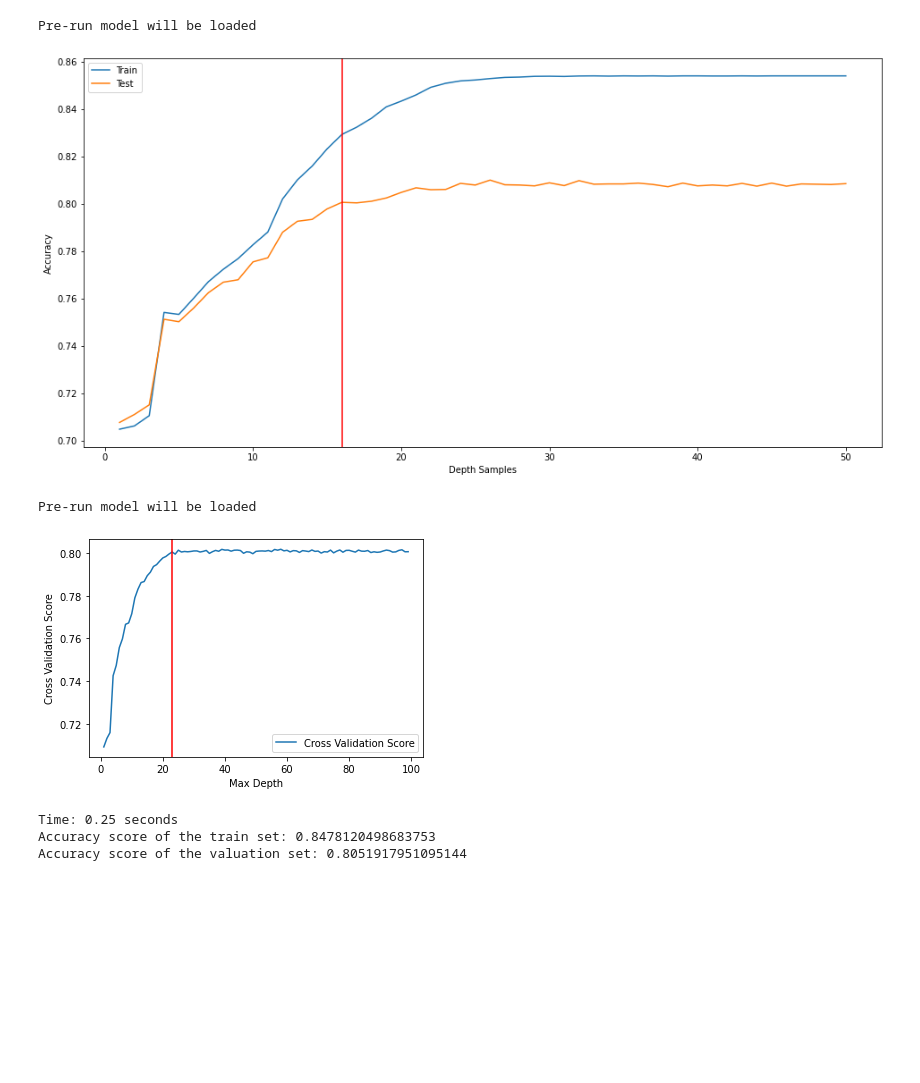
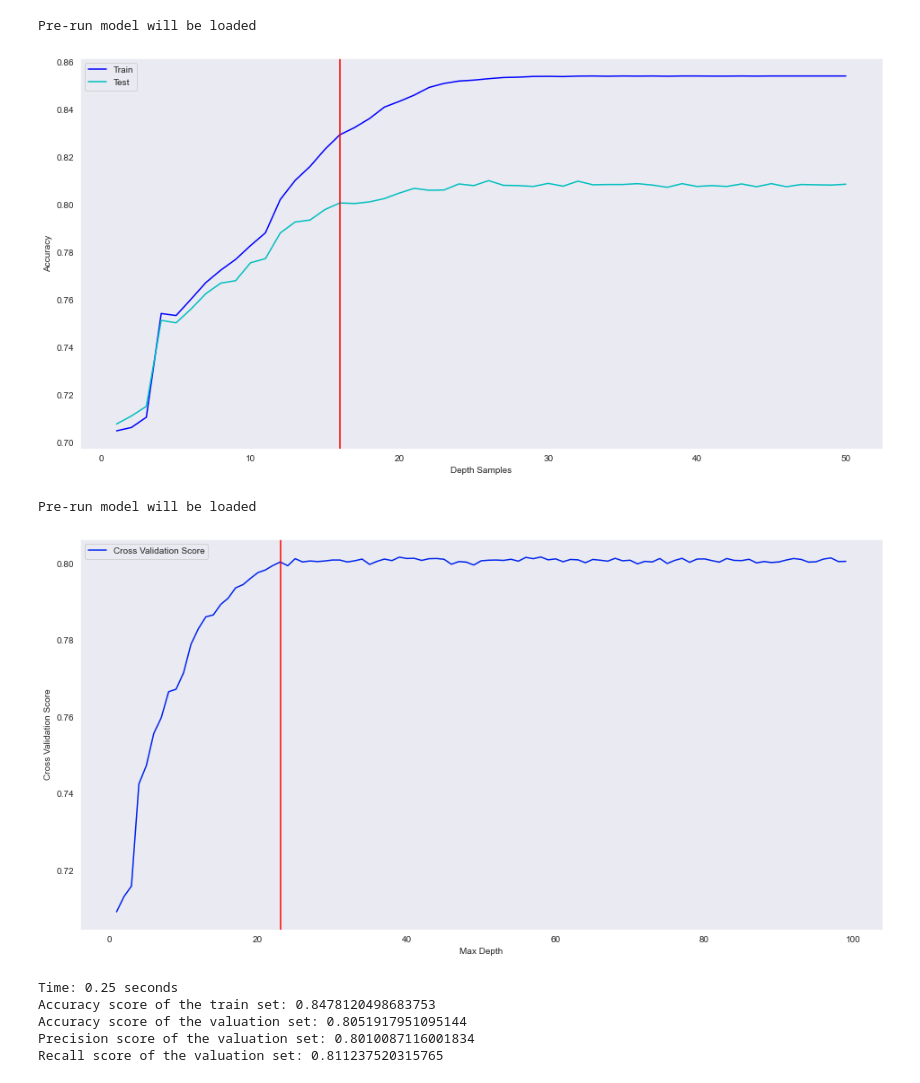
Before and after one commit to JordanFortney/recruitmentTargetsML, a Jupyter notebook: hrAnalytics.ipynb, the cells around one changed output. Drawn from its saved outputs; the diff is of its cells as text; code cells hidden in the pictures; blank space fills up the shorter version.

```diff
--- a/hrAnalytics.ipynb
+++ b/hrAnalytics.ipynb
@@ -70,6 +43,10 @@ from sklearn.ensemble import VotingClassifier
 
 import warnings
 warnings.filterwarnings('ignore')
+# %%
+# Set style colours for figures
+sns.set_style(style = 'dark')
+sns.set_palette(palette = 'winter')
 # %%
 hrTrain = pd.read_csv('aug_train.csv')
 hrTrain
@@ -1228,9 +1243,9 @@ plt.show()
 cv_scores = []
 nEst = []
 
-if (os.path.exists('cv_scores.joblib') & os.path.exists('nEst.joblib')):
-    cv_scores = joblib.load('cv_scores.joblib')
-    nEst = joblib.load('nEst.joblib')
+if (os.path.exists('preRunModels/cv_scores.joblib') & os.path.exists('preRunModels/nEst.joblib')):
+    cv_scores = joblib.load('preRunModels/cv_scores.joblib')
+    nEst = joblib.load('preRunModels/nEst.joblib')
     print("Pre-run model will be loaded")
 else:
     for n in range(1,100):
@@ -1239,8 +1254,8 @@ else:
         cv_scores.append(cv_score)
         nEst.append(n)
 
-    joblib.dump(cv_scores, 'cv_scores.joblib')
-    joblib.dump(nEst, 'nEst.joblib')
+    joblib.dump(cv_scores, 'preRunModels/cv_scores.joblib')
+    joblib.dump(nEst, 'preRunModels/nEst.joblib')
 # %% [output]
 Pre-run model will be loaded
 # %%
@@ -1261,10 +1276,10 @@ depth2_value = []
 train_accuracies5 = []
 test_accuracies5 = []
 
-if (os.path.exists('trainAccuracies5.joblib') & os.path.exists('testAccuracies5.joblib') & os.path.exists('depth2Values.joblib')):
-    train_accuracies5 = joblib.load('trainAccuracies5.joblib')
-    test_accuracies5 = joblib.load('testAccuracies5.joblib')
-    depth2_value = joblib.load('depth2Values.joblib')
+if (os.path.exists('preRunModels/trainAccuracies5.joblib') & os.path.exists('preRunModels/testAccuracies5.joblib') & os.path.exists('preRunModels/depth2Values.joblib')):
+    train_accuracies5 = joblib.load('preRunModels/trainAccuracies5.joblib')
+    test_accuracies5 = joblib.load('preRunModels/testAccuracies5.joblib')
+    depth2_value = joblib.load('preRunModels/depth2Values.joblib')
     print("Pre-run model will be loaded")
 else:
     for depth in depth2:
@@ -1280,15 +1295,15 @@ else:
 
         print(f"depth={depth}/50", end="\r")
 
-    joblib.dump(train_accuracies5, 'trainAccuracies5.joblib')
-    joblib.dump(test_accuracies5, 'testAccuracies5.joblib')
-    joblib.dump(depth2_value, 'depth2Values.joblib')
+    joblib.dump(train_accuracies5, 'preRunModels/trainAccuracies5.joblib')
+    joblib.dump(test_accuracies5, 'preRunModels/testAccuracies5.joblib')
+    joblib.dump(depth2_value, 'preRunModels/depth2Values.joblib')
 # %% [output]
 Pre-run model will be loaded
 # %%
 plt.figure(figsize = (16,8))
-plt.plot(depth2_value, train_accuracies5, label="Train")
-plt.plot(depth2_value, test_accuracies5, label="Test")
+plt.plot(depth2_value, train_accuracies5, label="Train", color = 'b')
+plt.plot(depth2_value, test_accuracies5, label="Test", color = 'c')
 plt.xlabel("Depth Samples")
 plt.ylabel("Accuracy")
 plt.legend()
@@ -1296,14 +1311,14 @@ plt.legend()
 plt.axvline(x=16, color = 'red')
 plt.show()
 # %% [output]
-[figure, old version]
+[figure, new version]
 # %%
 cv_scores2 = []
 depth3 = []
 
-if (os.path.exists('cv_scores2.joblib') & os.path.exists('depth3.joblib')):
-    cv_scores2 = joblib.load('cv_scores2.joblib')
-    depth3 = joblib.load('depth3.joblib')
+if (os.path.exists('preRunModels/cv_scores2.joblib') & os.path.exists('preRunModels/depth3.joblib')):
+    cv_scores2 = joblib.load('preRunModels/cv_scores2.joblib')
+    depth3 = joblib.load('preRunModels/depth3.joblib')
     print("Pre-run model will be loaded")
 else:
     for d in range(1,100):
@@ -1312,20 +1327,20 @@ else:
         cv_scores2.append(cv_score)
         depth3.append(d)
 
-    joblib.dump(cv_scores2, 'cv_scores2.joblib')
-    joblib.dump(depth3, 'depth3.joblib')
+    joblib.dump(cv_scores2, 'preRunModels/cv_scores2.joblib')
+    joblib.dump(depth3, 'preRunModels/depth3.joblib')
 # %% [output]
 Pre-run model will be loaded
 # %%
-plt.figure()
+plt.figure(figsize = (16,8))
 plt.plot(depth3, cv_scores2, label="Cross Validation Score")
 plt.xlabel('Max Depth')
 plt.ylabel('Cross Validation Score')
 plt.legend()
 plt.axvline(x = 23, color = 'red')
 plt.show()
 # %% [output]
-[figure, old version]
+[figure, new version]
 # %%
 start = time.time()
 timeResultsData = []
@@ -1333,26 +1348,35 @@ timeResultsData = []
 rfXrfe = RandomForestClassifier(n_estimators = bestNest, max_depth = 23, random_state=12)
 rfXrfe.fit(x1_train, y1_train)
 
-y1_train_pred = rfXrfe.predict(x1_train)
-y1_val_pred = rfXrfe.predict(x1_val)
-trainScore = accuracy_score(y1_train, y1_train_pred)
-valScore = accuracy_score(y1_val, y1_val_pred)
+y1_train_pred5 = rfXrfe.predict(x1_train)
+y1_val_pred5 = rfXrfe.predict(x1_val)
+
+trainScore5 = accuracy_score(y1_train, y1_train_pred5)
+valScore5 = accuracy_score(y1_val, y1_val_pred5)
+precScore5 = precision_score(y1_val, y1_val_pred5)
+recScore5 = recall_score(y1_val, y1_val_pred5)
 
 end = time.time()
 timeResultsData.append('Forrest')
-timeResultsData.append(trainScore)
-timeResultsData.append(valScore)
+timeResultsData.append(trainScore5)
+timeResultsData.append(valScore5)
+timeResultsData.append(precScore5)
+timeResultsData.append(recScore5)
 totalTime = round(end - start,2)
 timeResultsData.append(totalTime)
 timedResultList.append(timeResultsData)
 
 print(f"Time: {totalTime} seconds")
-print(f"Accuracy score of the train set: {trainScore}")
-print(f"Accuracy score of the valuation set: {valScore}")
+print(f"Accuracy score of the train set: {trainScore5}")
+print(f"Accuracy score of the valuation set: {valScore5}")
+print(f"Precision score of the valuation set: {precScore5}")
+print(f"Recall score of the valuation set: {recScore5}")
 # %% [output]
 Time: 0.25 seconds
 Accuracy score of the train set: 0.8478120498683753
 Accuracy score of the valuation set: 0.8051917951095144
+Precision score of the valuation set: 0.8010087116001834
+Recall score of the valuation set: 0.811237520315765
 # %%
 estimatorBag = [
     ('LogisticRegression', logXrfe),
```
Also changed, not shown: parts of 43 cells of this notebook.
